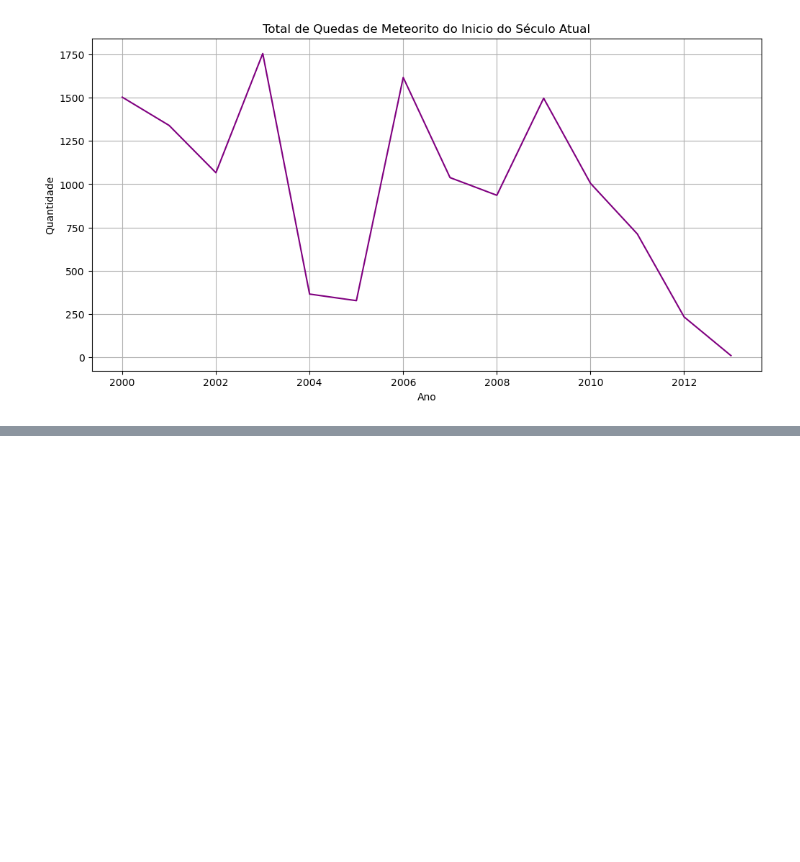
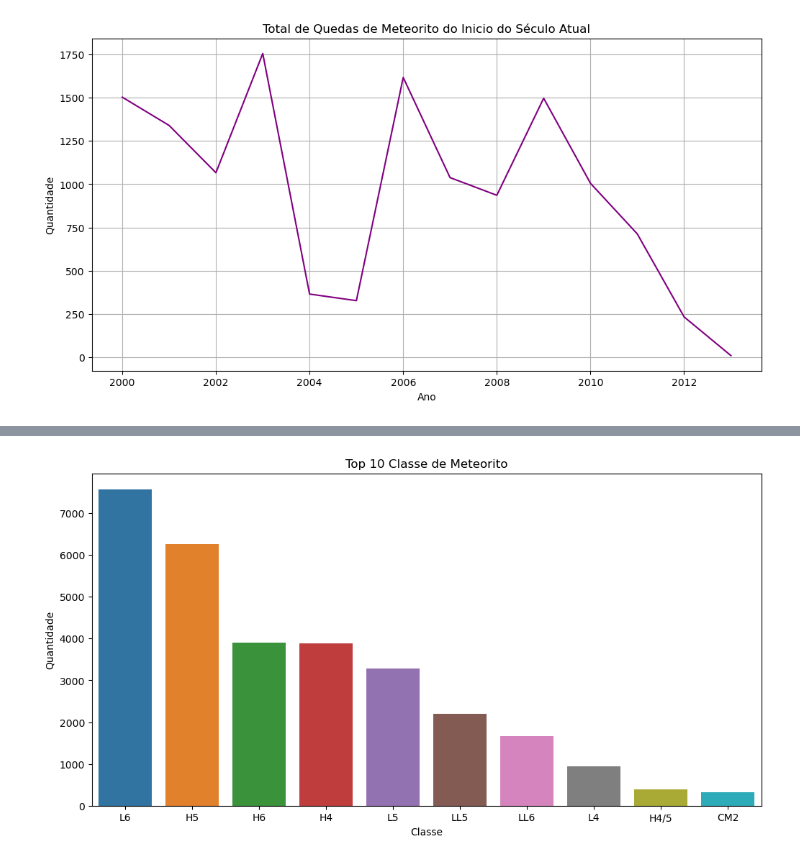
Before and after one commit to Thon20/ANALISE-METEORITOS, a Jupyter notebook: analise-meteoritos.ipynb, the cells around one changed output, grey strips where cells are left out. Cells and saved outputs as stored; diff of their text form; code cells hidden in the pictures; blank space fills up the shorter version.

Commit message:
Top 10 classe de Meteorito

```diff
--- a/analise-meteoritos.ipynb
+++ b/analise-meteoritos.ipynb
@@ -227,0 +237,5 @@ plt.show();
+# %%
+# Top 10 Classe de Meteorito
+meteorito_por_classe_top10 = df.groupby('class').size().reset_index(name = 'quantidade') \
+                                                .sort_values(by = 'quantidade', ascending = False).head(10)
+meteorito_por_classe_top10.head()
@@ -227,0 +249,9 @@ plt.show();
+# %%
+plt.figure(figsize = (12, 6))
+sns.barplot(data = meteorito_por_classe_top10, x = 'class', y = 'quantidade')
+plt.title('Top 10 Classe de Meteorito')
+plt.xlabel('Classe')
+plt.ylabel('Quantidade')
+plt.show();
+# %% [output]
+[figure, added]
```
Also changed, not shown: parts of 2 cells of this notebook.
